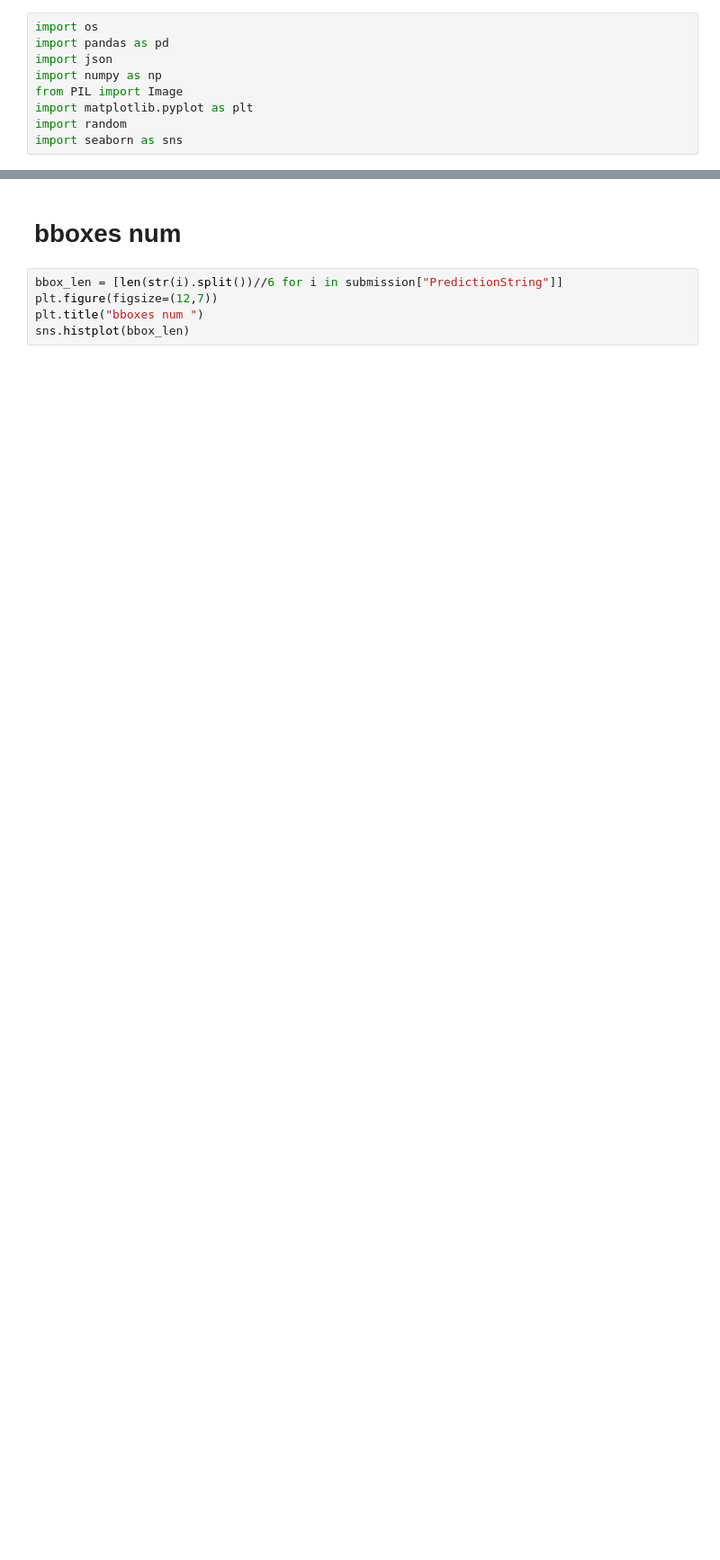
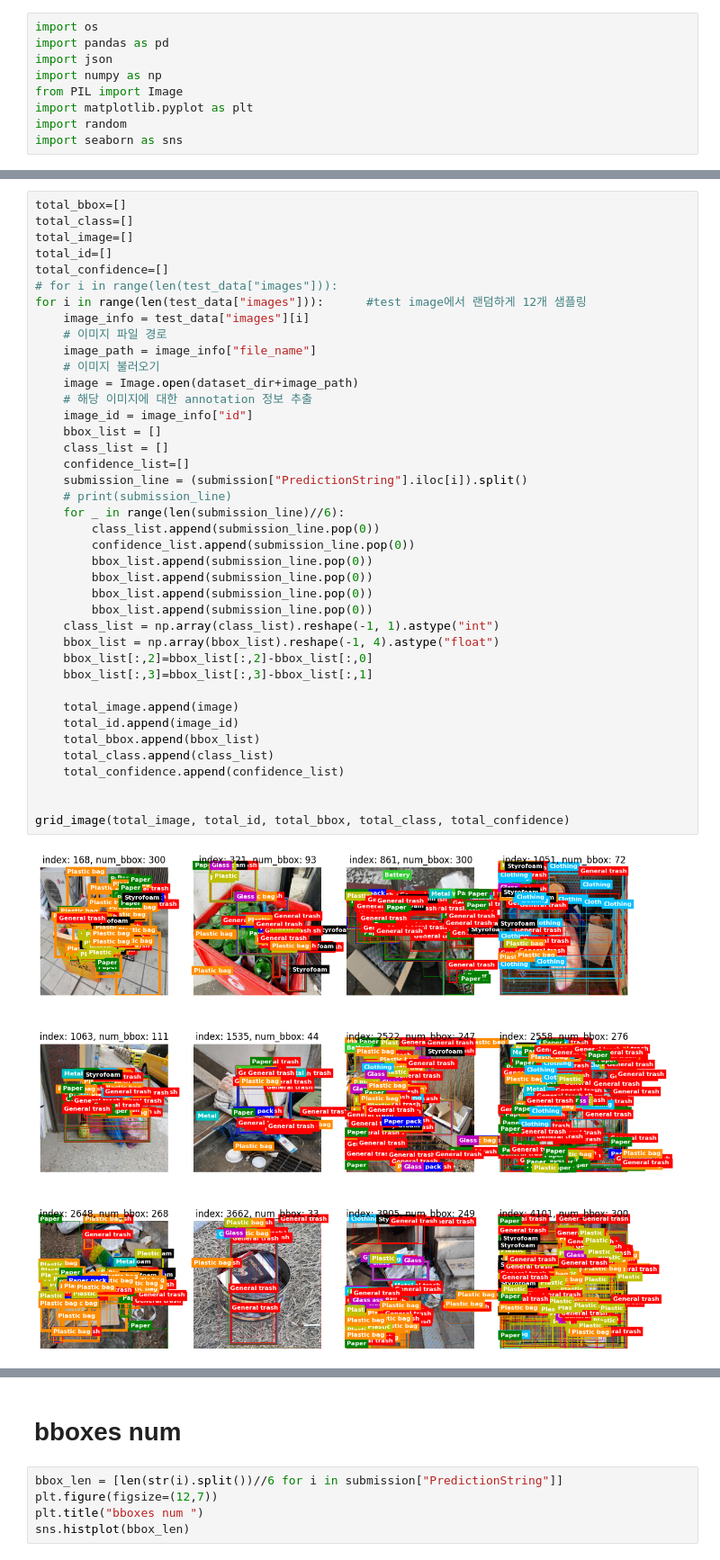
Before and after one commit to boostcampaitech5/level2_objectdetection-cv-11, a Jupyter notebook: eda/error_analysis.ipynb, the cells around one changed output, grey strips where cells are left out. Shown at 90% size. Saved outputs shown, nothing was run; the diff lists cells and outputs as text; blank space fills up the shorter version.

```diff
--- a/eda/error_analysis.ipynb
+++ b/eda/error_analysis.ipynb
@@ -72,3 +57,45 @@ def grid_image(image, image_id, bbox_list, class_list):
             axes[i].text(x, y-5, label, fontsize=8, color="w", fontweight="bold", bbox=bbox_props)
 
     return None
+# %%
+total_bbox=[]
+total_class=[]
+total_image=[]
+total_id=[]
+total_confidence=[]
+# for i in range(len(test_data["images"])):
+for i in range(len(test_data["images"])):      #test image에서 랜덤하게 12개 샘플링
+    image_info = test_data["images"][i]
+    # 이미지 파일 경로
+    image_path = image_info["file_name"]
+    # 이미지 불러오기
+    image = Image.open(dataset_dir+image_path)
+    # 해당 이미지에 대한 annotation 정보 추출
+    image_id = image_info["id"]
+    bbox_list = []
+    class_list = []
+    confidence_list=[]
+    submission_line = (submission["PredictionString"].iloc[i]).split()
+    # print(submission_line)
+    for _ in range(len(submission_line)//6):
+        class_list.append(submission_line.pop(0))
+        confidence_list.append(submission_line.pop(0))
+        bbox_list.append(submission_line.pop(0))
+        bbox_list.append(submission_line.pop(0))
+        bbox_list.append(submission_line.pop(0))
+        bbox_list.append(submission_line.pop(0))
+    class_list = np.array(class_list).reshape(-1, 1).astype("int")
+    bbox_list = np.array(bbox_list).reshape(-1, 4).astype("float")
+    bbox_list[:,2]=bbox_list[:,2]-bbox_list[:,0]
+    bbox_list[:,3]=bbox_list[:,3]-bbox_list[:,1]
+
+    total_image.append(image)
+    total_id.append(image_id)
+    total_bbox.append(bbox_list)
+    total_class.append(class_list)
+    total_confidence.append(confidence_list)
+
+
+grid_image(total_image, total_id, total_bbox, total_class, total_confidence)
+# %% [output]
+[figure, added]
```
Also changed, not shown: parts of 7 cells of this notebook, 5 other files.
